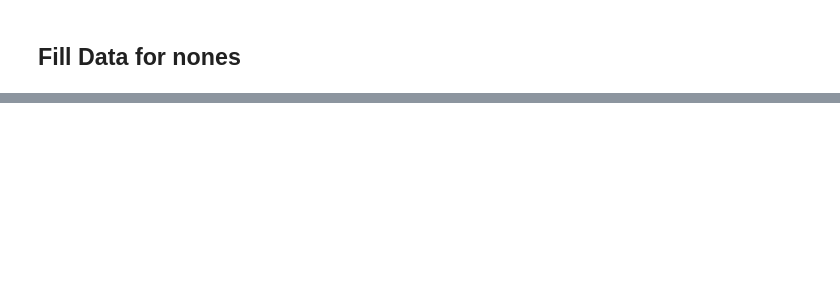
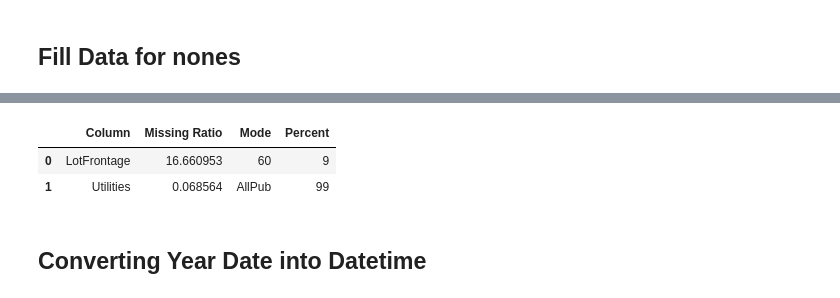
Before and after one commit to dredvard/kaggles, a Jupyter notebook: Houseprice Kaggle.ipynb, the cells around one changed output, grey strips where cells are left out. Saved outputs shown, nothing was run; the diff lists cells and outputs as text; code cells hidden in the pictures; blank space fills up the shorter version.

```diff
--- a/Houseprice Kaggle.ipynb
+++ b/Houseprice Kaggle.ipynb
@@ -201,6 +210,15 @@ for col in cols+bcols+gcols:
 # %%
+import math
 all_data_na = (all_data.isnull().sum() / len(all_data)) * 100
 all_data_na = all_data_na.drop(all_data_na[all_data_na == 0].index).sort_values(ascending=False)[:30]
-missing_data = pd.DataFrame({'Missing Ratio' :all_data_na})
-missing_data.shape
+all_data_na_cols=all_data_na.index.tolist()
+dl=[]
+for col in all_data_na_cols:
+    m=all_data[col].mode().iloc[0]
+    mia=all_data_na[col]
+    vc=math.trunc(all_data[col].value_counts().iloc[0]/len(all_data)*100)
+    dl.append((col,mia,m,vc))
+missing_data=pd.DataFrame(dl,columns=['Column','Missing Ratio','Mode','Percent'])
+print("Shape :",missing_data.shape)
+missing_data
 # %% [output]
@@ -228,3 +228,13 @@ missing_data
+# %%
+mode_data
+missing_data['Column'].tolist()
+missing_data
+# %% [output]
+|  | Column | Missing Ratio | Mode | Percent |
+| 0 | LotFrontage | 16.660953 | 60 | 9 |
+| 1 | Utilities | 0.068564 | AllPub | 99 |
+# %% [markdown]
+## Converting Year Date into Datetime
 # %%
 df = df_train[['YrSold','MoSold','SalePrice']]
 df=df.astype(str)
```
Also changed, not shown: parts of 23 cells of this notebook.
